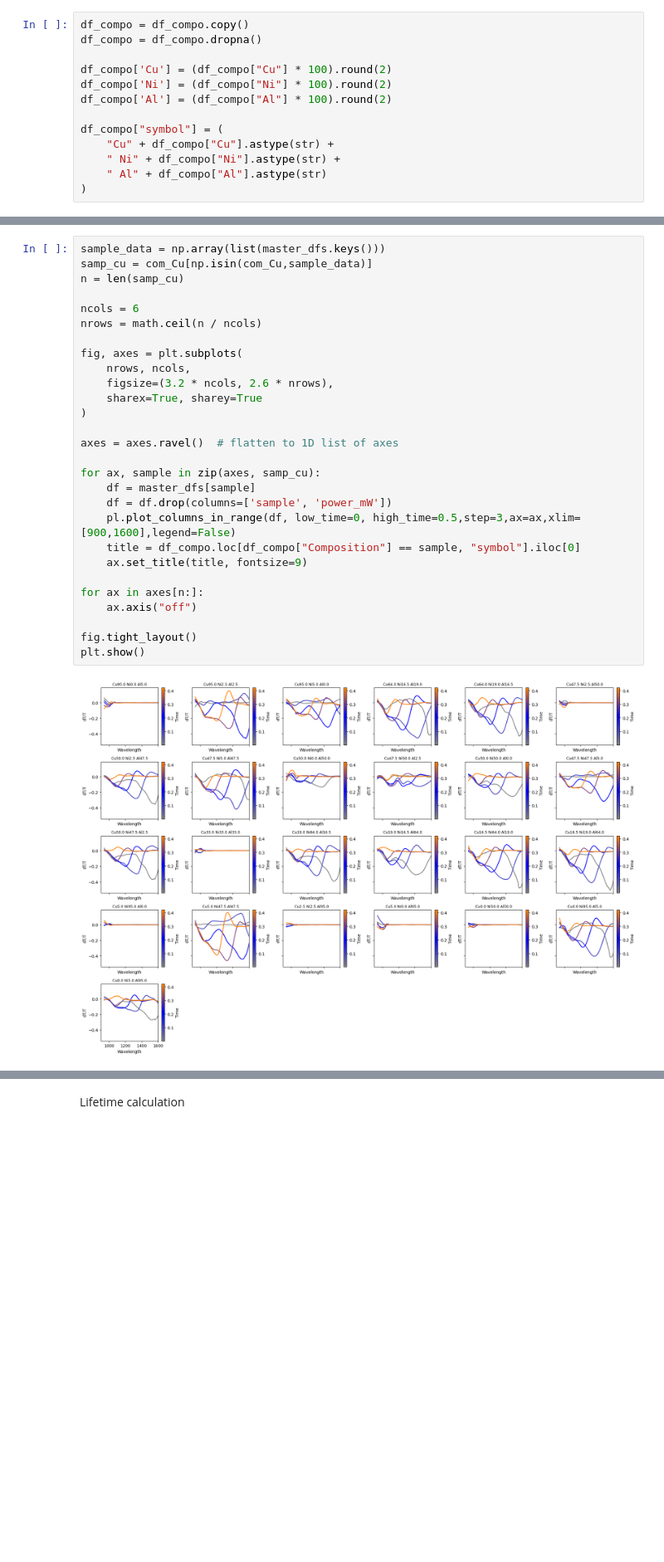
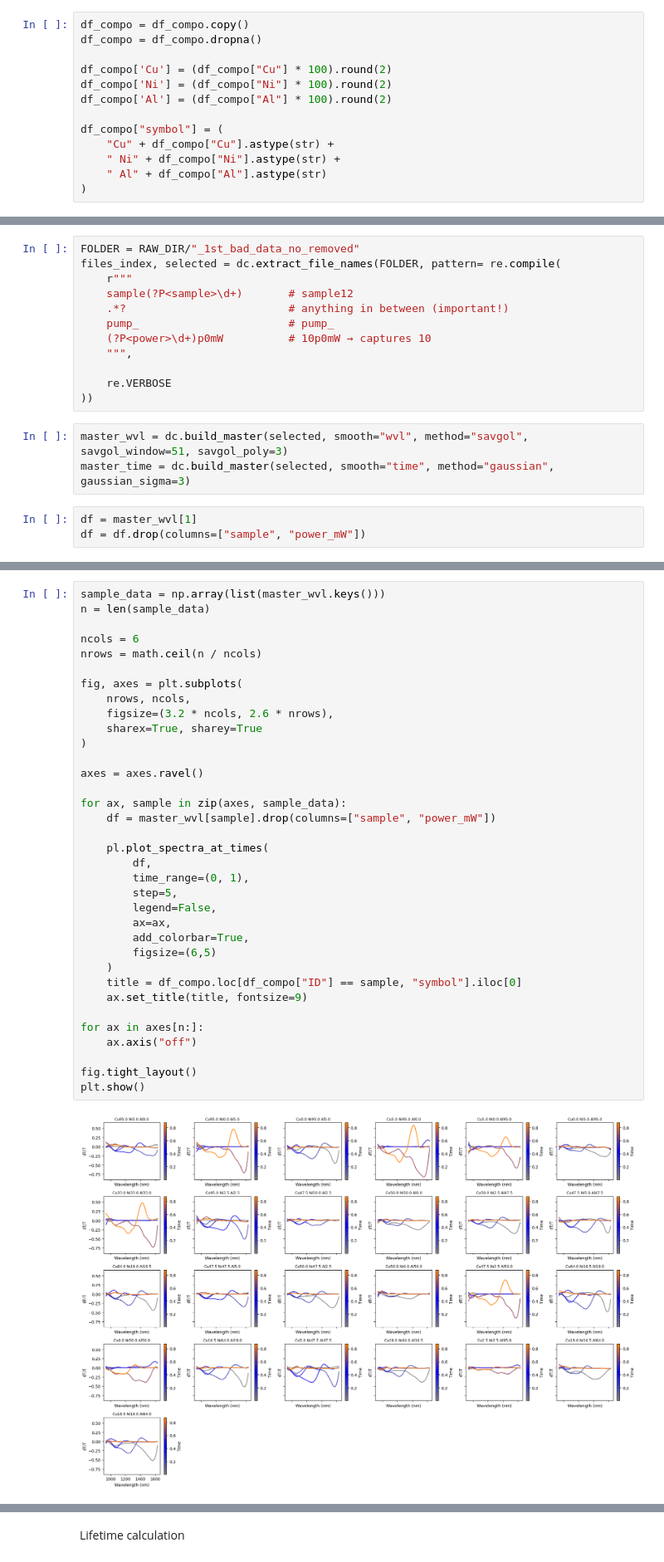
Before and after one commit to linarojas0824/Hybrid-Experimental-Data-Driven-Workflow, a Jupyter notebook: scripts/Notebooks/Pump_Probe_Results.ipynb, the cells around one changed output, grey strips where cells are left out. Shown at 83% size. Drawn from its saved outputs; the diff is of its cells as text; blank space fills up the shorter version.

Commit message:
changes in pump-probe notebook

```diff
--- a/scripts/Notebooks/Pump_Probe_Results.ipynb
+++ b/scripts/Notebooks/Pump_Probe_Results.ipynb
@@ -216,0 +44,18 @@ y = df[col_range]
+# %%
+FOLDER = RAW_DIR/"_1st_bad_data_no_removed"
+files_index, selected = dc.extract_file_names(FOLDER, pattern= re.compile(
+    r"""
+    sample(?P<sample>\d+)       # sample12
+    .*?                         # anything in between (important!)
+    pump_                       # pump_
+    (?P<power>\d+)p0mW          # 10p0mW → captures 10
+    """,
+
+    re.VERBOSE
+))
+# %%
+master_wvl = dc.build_master(selected, smooth="wvl", method="savgol", savgol_window=51, savgol_poly=3)
+master_time = dc.build_master(selected, smooth="time", method="gaussian", gaussian_sigma=3)
+# %%
+df = master_wvl[1]
+df = df.drop(columns=["sample", "power_mW"])
@@ -217,30 +90,37 @@ y = df[col_range]
 # %%
-sample_data = np.array(list(master_dfs.keys()))
-samp_cu = com_Cu[np.isin(com_Cu,sample_data)]
-n = len(samp_cu)
+sample_data = np.array(list(master_wvl.keys()))
+n = len(sample_data)
 
 ncols = 6
 nrows = math.ceil(n / ncols)
 
 fig, axes = plt.subplots(
     nrows, ncols,
     figsize=(3.2 * ncols, 2.6 * nrows),
     sharex=True, sharey=True
 )
 
-axes = axes.ravel()  # flatten to 1D list of axes
+axes = axes.ravel()
 
-for ax, sample in zip(axes, samp_cu):
-    df = master_dfs[sample]
-    df = df.drop(columns=['sample', 'power_mW'])
-    pl.plot_columns_in_range(df, low_time=0, high_time=0.5,step=3,ax=ax,xlim=[900,1600],legend=False)
-    title = df_compo.loc[df_compo["Composition"] == sample, "symbol"].iloc[0]
+for ax, sample in zip(axes, sample_data):
+    df = master_wvl[sample].drop(columns=["sample", "power_mW"])
+
+    pl.plot_spectra_at_times(
+        df,
+        time_range=(0, 1),
+        step=5,
+        legend=False,
+        ax=ax,
+        add_colorbar=True,
+        figsize=(6,5)
+    )
+    title = df_compo.loc[df_compo["ID"] == sample, "symbol"].iloc[0]
     ax.set_title(title, fontsize=9)
 
 for ax in axes[n:]:
     ax.axis("off")
 
 fig.tight_layout()
 plt.show()
 # %% [output]
-[figure, old version]
+[figure, new version]
```
Also changed, not shown: parts of 28 cells of this notebook, 12 other files.
